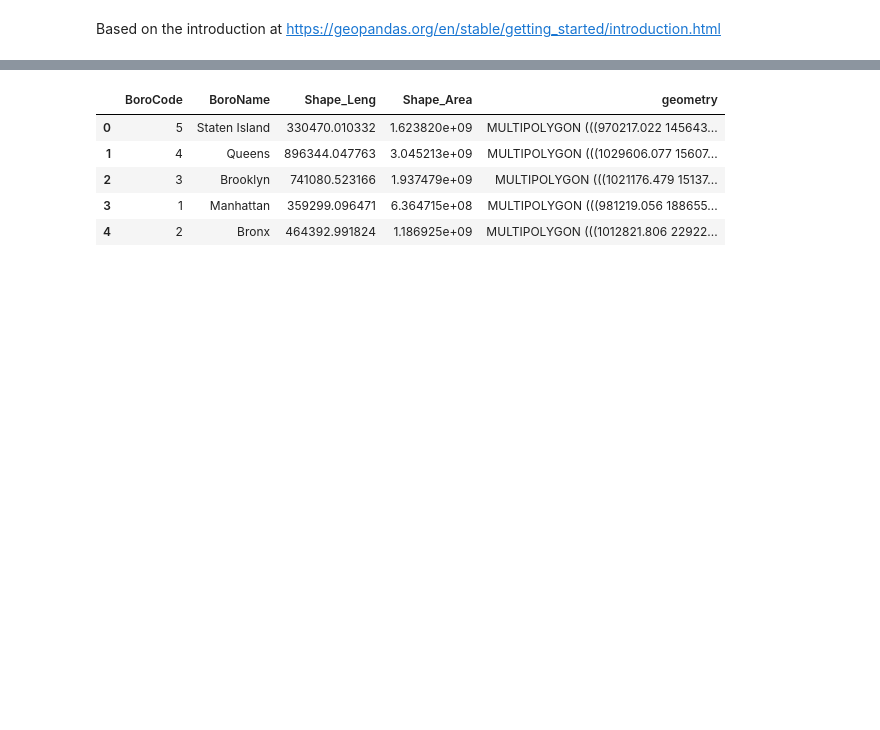
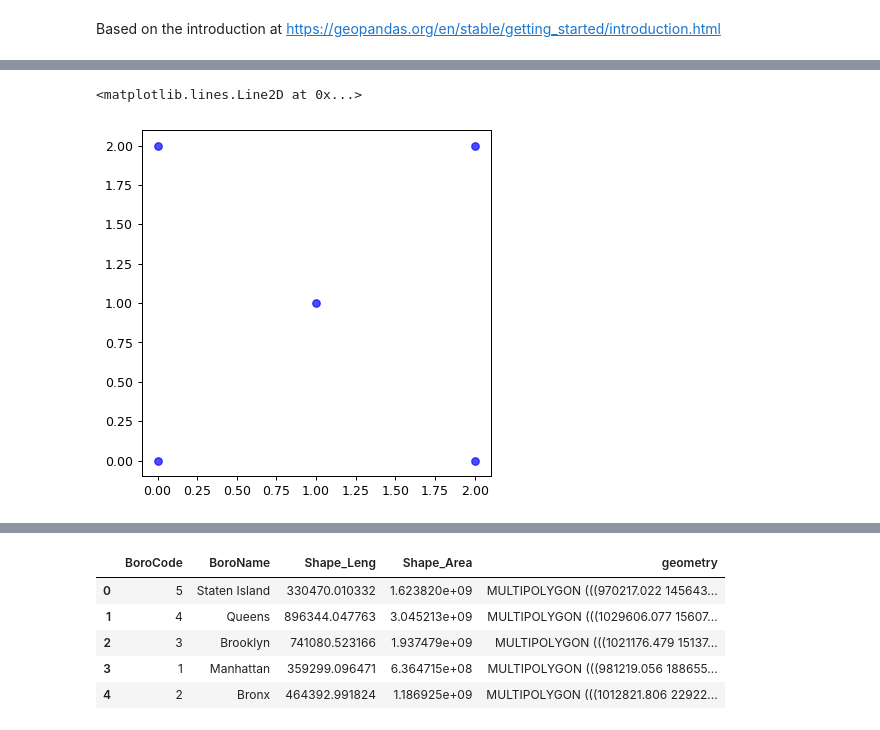
Before and after one commit to bobbyantonio/iecdt_environmental_data_analysis, a Jupyter notebook: course_notebooks/geopandas/geopandas.ipynb, the cells around one changed output, grey strips where cells are left out. Cells and saved outputs as stored; diff of their text form; code cells hidden in the pictures; blank space fills up the shorter version.

```diff
--- a/course_notebooks/geopandas/geopandas.ipynb
+++ b/course_notebooks/geopandas/geopandas.ipynb
@@ -2,0 +34,13 @@ Based on the introduction at https://geopandas.org/en/stable/getting_started/int
+# %%
+from shapely import MultiPoint, Point
+multi_points = MultiPoint([(2,0), (0, 0), (1, 1), (0,2), (2,2)])
+# %%
+from shapely.plotting import plot_points
+
+fig = plt.figure(1, figsize=(5,5), dpi=90)
+ax = fig.add_subplot(111)
+
+plot_points(multi_points, ax=ax, color='b', alpha=0.7)
+# %% [output]
+<matplotlib.lines.Line2D at 0x...>
+[figure, added]
```
Also changed, not shown: parts of 72 cells of this notebook, 1 other file.
